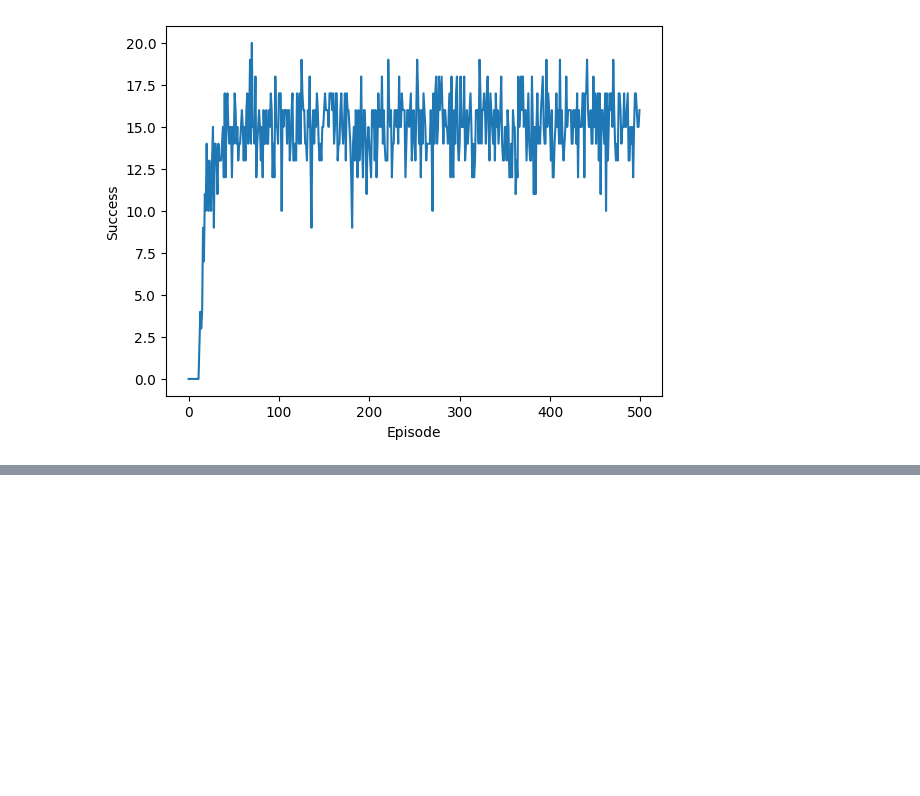
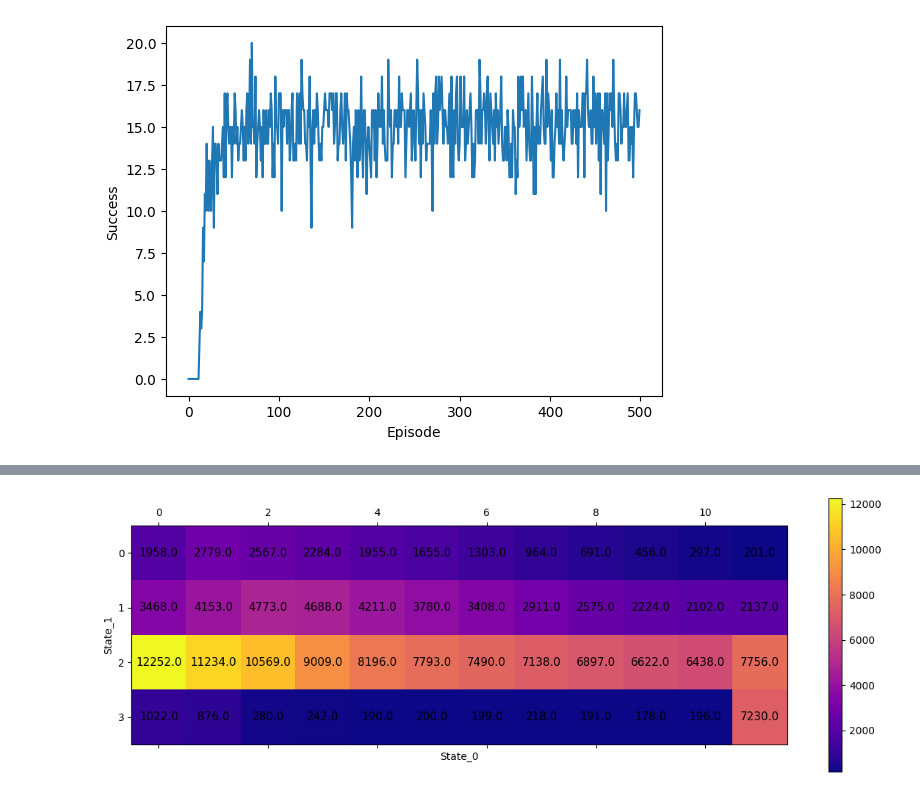
Before and after one commit to dayan3847/machine_learning, a Jupyter notebook: dayan3847/reinforcement_learning/cliff_walking/main_q_learning_table.ipynb, the cells around one changed output, grey strips where cells are left out. Cells and saved outputs as stored; diff of their text form; code cells hidden in the pictures; blank space fills up the shorter version.

```diff
--- a/dayan3847/reinforcement_learning/cliff_walking/main_q_learning_table.ipynb
+++ b/dayan3847/reinforcement_learning/cliff_walking/main_q_learning_table.ipynb
@@ -60 +53,6 @@ plt.show()
+# %%
+# Board Incidence
+TrainnerPlotter.plot_board_incidence(trainer)
+# %% [output]
+[figure, added]
 # %%
```
Also changed, not shown: parts of 5 cells of this notebook, 4 other files.
